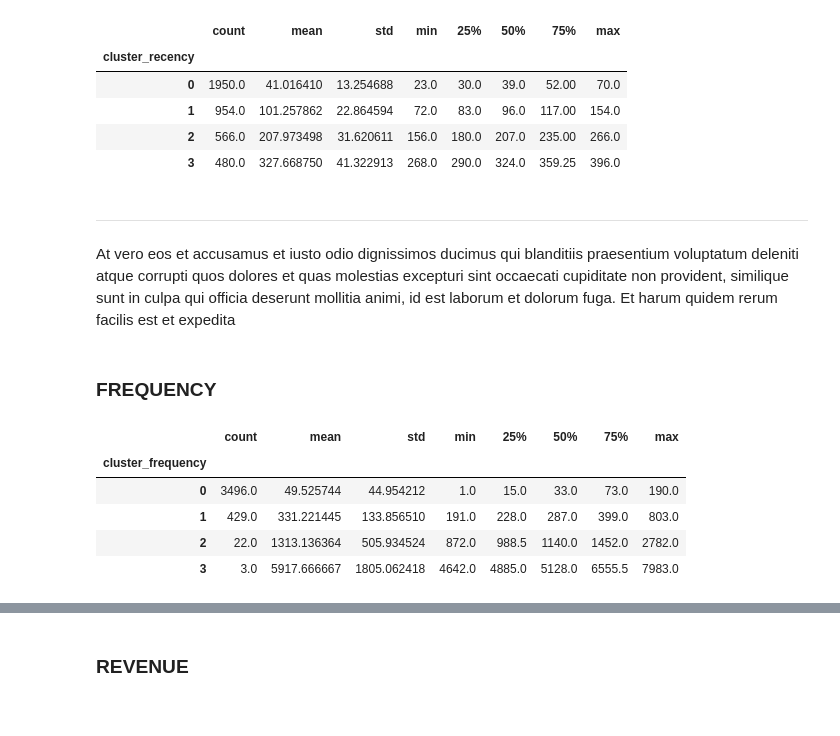
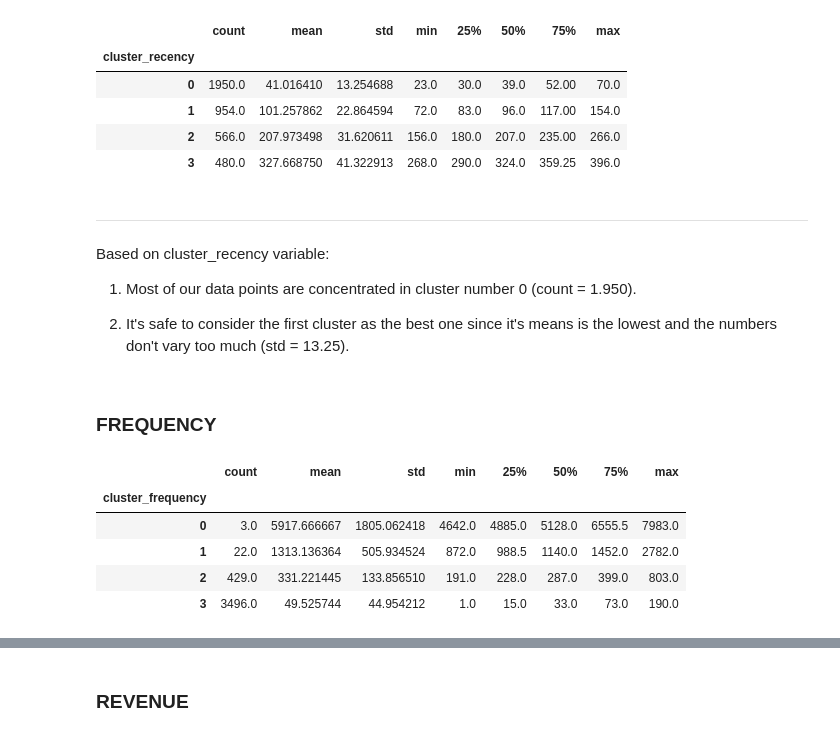
Before and after one commit to daianeklein/customer-segmentation, a Jupyter notebook: customer-segmentation.ipynb, the cells around one changed output, grey strips where cells are left out. Saved outputs shown, nothing was run; the diff lists cells and outputs as text; code cells hidden in the pictures.

```diff
--- a/customer-segmentation.ipynb
+++ b/customer-segmentation.ipynb
@@ -721,18 +721,22 @@ create_kmeans_cluster_column('recency')
 # %% [markdown]
 ***
 
-At vero eos et accusamus et iusto odio dignissimos ducimus qui blanditiis praesentium voluptatum deleniti atque corrupti quos dolores et quas molestias excepturi sint occaecati cupiditate non provident, similique sunt in culpa qui officia deserunt mollitia animi, id est laborum et dolorum fuga. Et harum quidem rerum facilis est et expedita
+Based on cluster_recency variable:
+
+1. Most of our data points are concentrated in cluster number 0 (count = 1.950).
+
+2. It's safe to consider the first cluster as the best one since it's means is the lowest and the numbers don't vary too much (std = 13.25).
 # %% [markdown]
 ### FREQUENCY
-# %%
-create_kmeans_cluster_column('frequency')
-# %% [output]
-|  | count | mean | std | min | 25% | 50% | 75% | max |
-| cluster_frequency |  |  |  |  |  |  |  |  |
-| 0 | 3496.0 | 49.525744 | 44.954212 | 1.0 | 15.0 | 33.0 | 73.0 | 190.0 |
-| 1 | 429.0 | 331.221445 | 133.856510 | 191.0 | 228.0 | 287.0 | 399.0 | 803.0 |
-| 2 | 22.0 | 1313.136364 | 505.934524 | 872.0 | 988.5 | 1140.0 | 1452.0 | 2782.0 |
-| 3 | 3.0 | 5917.666667 | 1805.062418 | 4642.0 | 4885.0 | 5128.0 | 6555.5 | 7983.0 |
+# %%
+create_kmeans_cluster_column('frequency', False)
+# %% [output]
+|  | count | mean | std | min | 25% | 50% | 75% | max |
+| cluster_frequency |  |  |  |  |  |  |  |  |
+| 0 | 3.0 | 5917.666667 | 1805.062418 | 4642.0 | 4885.0 | 5128.0 | 6555.5 | 7983.0 |
+| 1 | 22.0 | 1313.136364 | 505.934524 | 872.0 | 988.5 | 1140.0 | 1452.0 | 2782.0 |
+| 2 | 429.0 | 331.221445 | 133.856510 | 191.0 | 228.0 | 287.0 | 399.0 | 803.0 |
+| 3 | 3496.0 | 49.525744 | 44.954212 | 1.0 | 15.0 | 33.0 | 73.0 | 190.0 |
 # %% [markdown]
 ***
 
```
Also changed, not shown: parts of 18 cells of this notebook.
